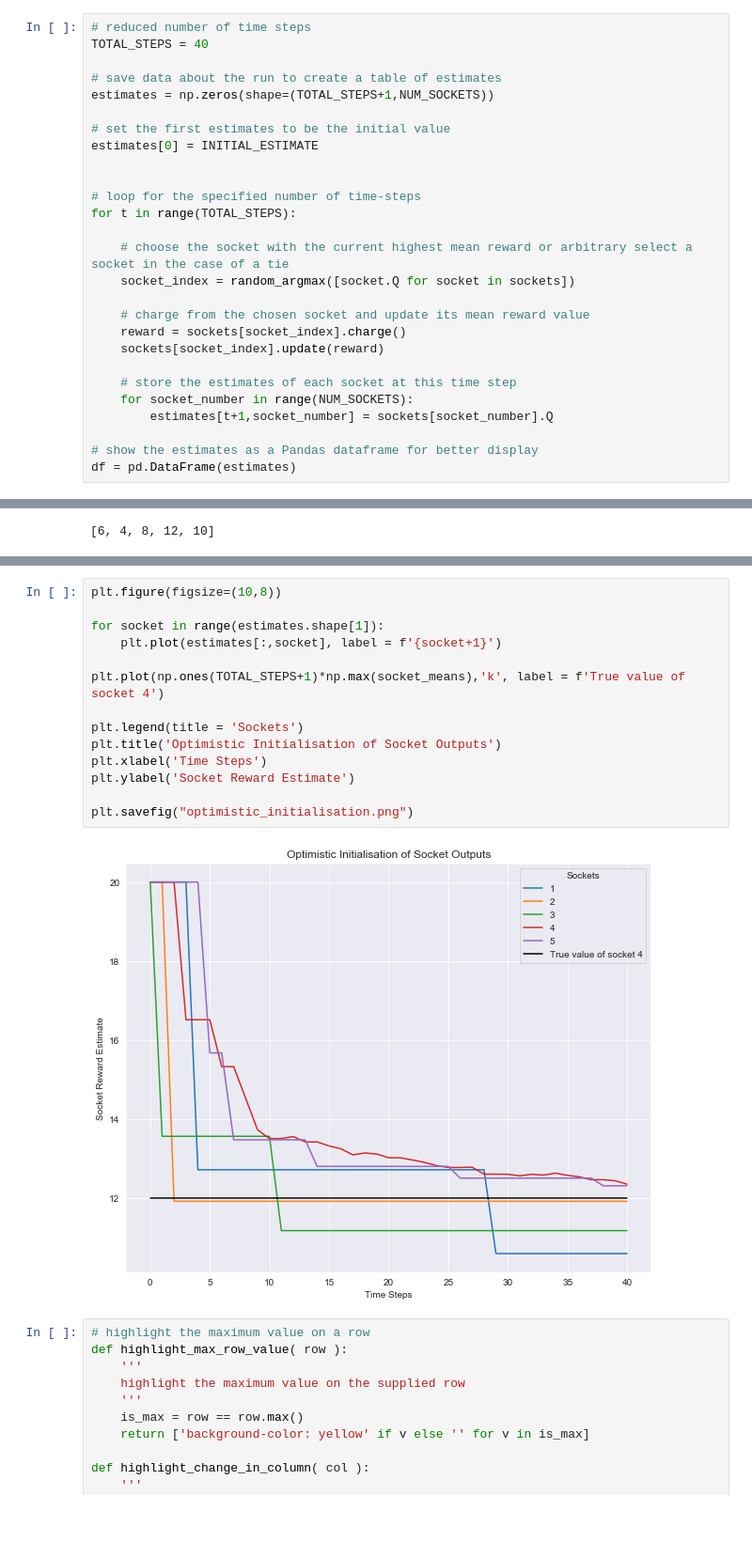
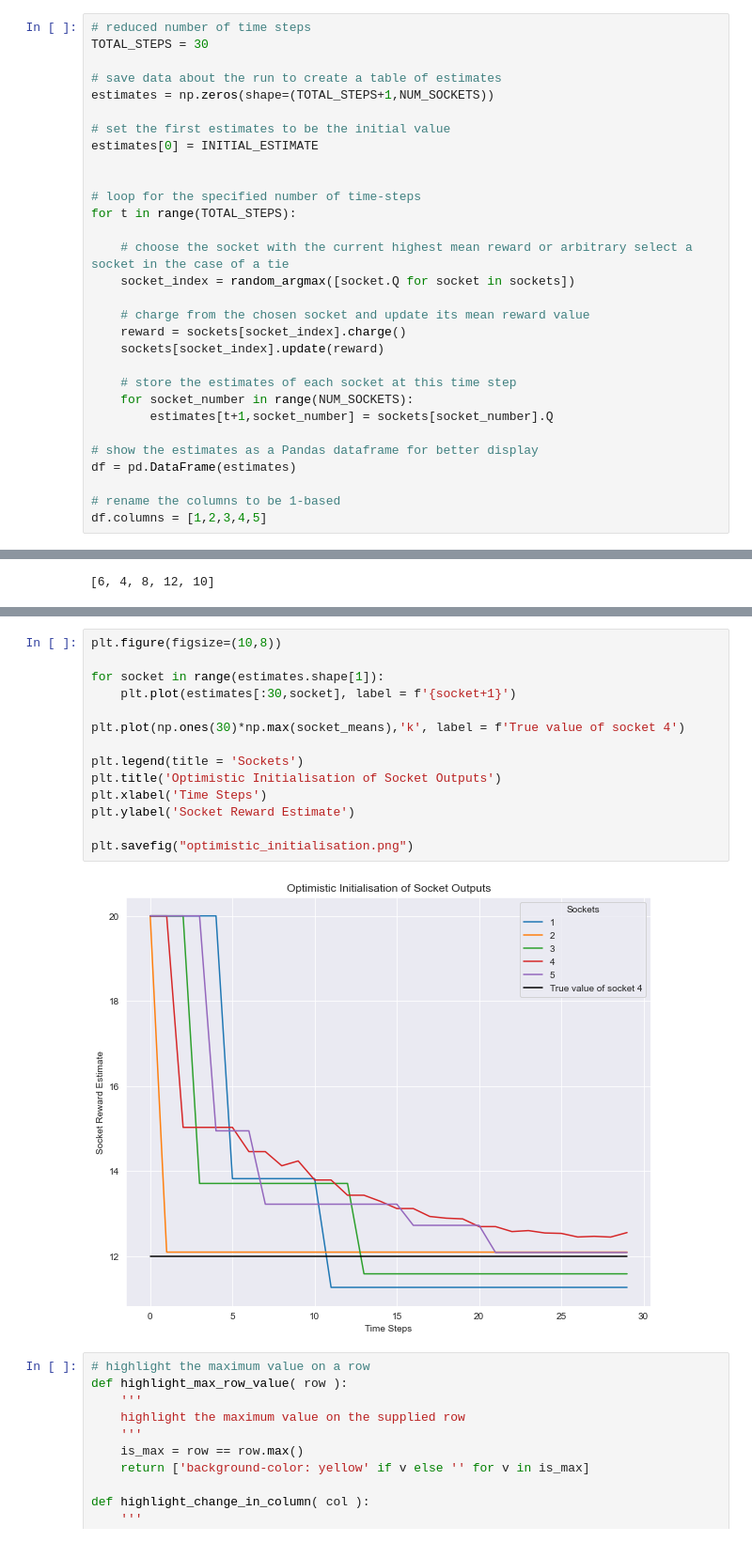
Before and after one commit to WhatIThinkAbout/BabyRobot, a Jupyter notebook: 00_PP_Epsilon_Greedy.ipynb, the cells around one changed output, grey strips where cells are left out. Shown: that part at 94% size. Cells and saved outputs as stored; diff of their text form.

```diff
--- a/00_PP_Epsilon_Greedy.ipynb
+++ b/00_PP_Epsilon_Greedy.ipynb
@@ -169,7 +169,7 @@ def random_argmax(value_list):
   return np.argmax(np.random.random(values.shape) * (values==values.max()))
 # %%
 # reduced number of time steps
-TOTAL_STEPS = 40
+TOTAL_STEPS = 30
 
 # save data about the run to create a table of estimates
 estimates = np.zeros(shape=(TOTAL_STEPS+1,NUM_SOCKETS))
@@ -194,6 +194,9 @@ for t in range(TOTAL_STEPS):
 
 # show the estimates as a Pandas dataframe for better display
 df = pd.DataFrame(estimates)
+
+# rename the columns to be 1-based
+df.columns = [1,2,3,4,5]
 # %%
 # show the true values of each socket so we can display the maximum value
 socket_means = [((q*2)+2) for q in socket_order]
@@ -205,19 +206,19 @@ socket_means
 # %%
 plt.figure(figsize=(10,8))
 
 for socket in range(estimates.shape[1]):
-    plt.plot(estimates[:,socket], label = f'{socket+1}')
+    plt.plot(estimates[:30,socket], label = f'{socket+1}')
 
-plt.plot(np.ones(TOTAL_STEPS+1)*np.max(socket_means),'k', label = f'True value of socket 4')
+plt.plot(np.ones(30)*np.max(socket_means),'k', label = f'True value of socket 4')
 
 plt.legend(title = 'Sockets')
 plt.title('Optimistic Initialisation of Socket Outputs')
 plt.xlabel('Time Steps')
 plt.ylabel('Socket Reward Estimate')
 
 plt.savefig("optimistic_initialisation.png")
 # %% [output]
-[figure, old version]
+[figure, new version]
 # %%
 # highlight the maximum value on a row
 def highlight_max_row_value( row ):
```
Also changed, not shown: parts of 18 cells of this notebook.
